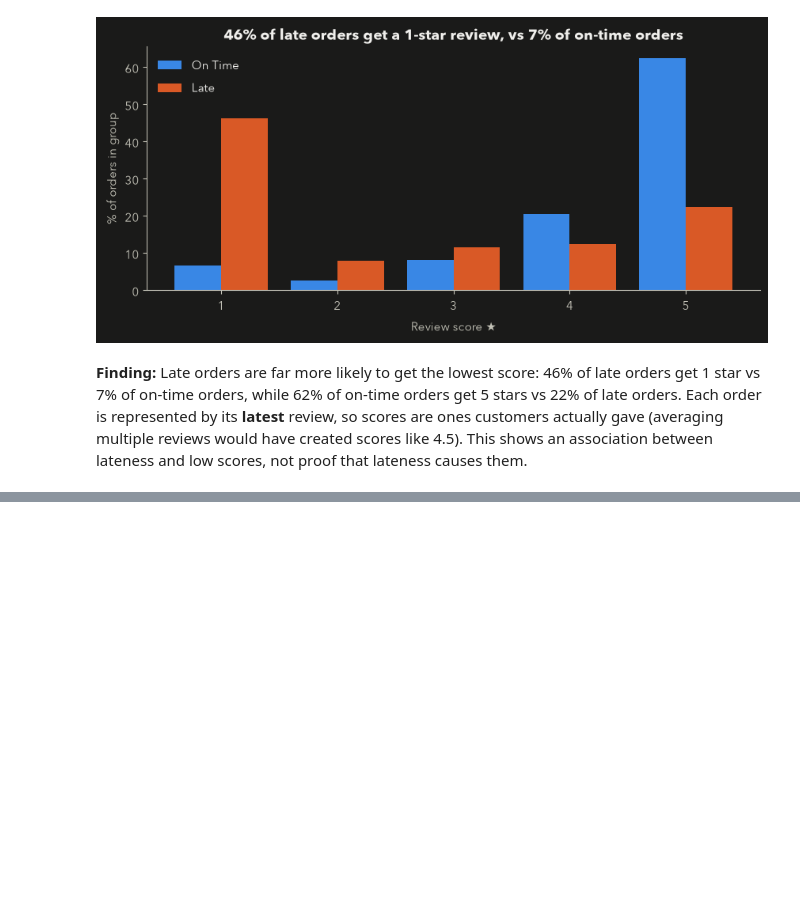
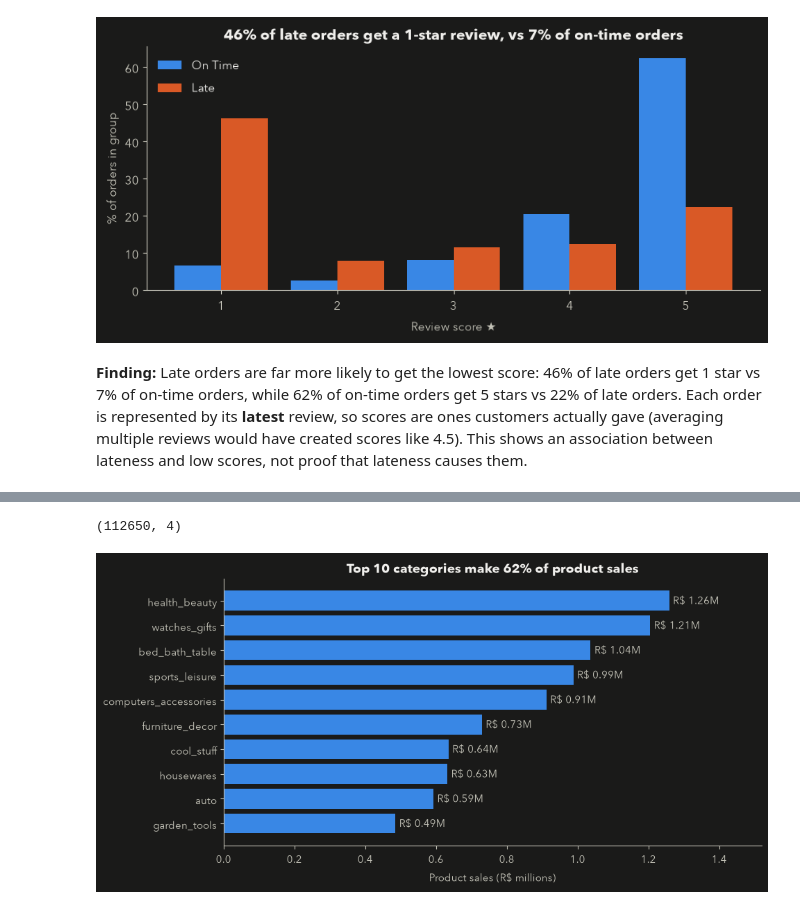
Before and after one commit to CrypticKnight10/E-Commerce, a Jupyter notebook: notebooks/01_business_analysis.ipynb, the cells around one changed output, grey strips where cells are left out. Drawn from its saved outputs; the diff is of its cells as text; code cells hidden in the pictures; blank space fills up the shorter version.

Commit message:
Add product category analysis and update README status
- Top 10 categories by product sales (horizontal bar chart)
- Note on review grain in the Q9 SQL query
- README status: in progress

```diff
--- a/notebooks/01_business_analysis.ipynb
+++ b/notebooks/01_business_analysis.ipynb
@@ -249,0 +256,54 @@ plt.show()
+# %%
+# Item-level data: one row per order item, with its English category name
+items_query = """
+SELECT
+    order_items.order_id,
+    COALESCE(
+        product_category_name_translation.product_category_name_english,
+        products.product_category_name,
+        'uncategorized'
+    ) AS category,
+    order_items.price,
+    order_items.freight_value
+FROM order_items
+JOIN products
+    ON order_items.product_id = products.product_id
+LEFT JOIN product_category_name_translation
+    ON products.product_category_name = product_category_name_translation.product_category_name
+"""
+
+items_df = pd.read_sql(items_query, engine)
+items_df.shape  # expect (112650, 4): one row per order item, none lost
+# %% [output]
+(112650, 4)
+# %%
+# Top 10 categories by product sales (price, excluding freight)
+
+# 1. Group items by category: total sales and items sold, biggest first, top 10 only
+top = (
+    items_df.groupby("category")
+            .agg(sales=("price", "sum"), items_sold=("price", "count"))
+            .sort_values("sales", ascending=False)
+            .head(10))
+
+# 2. Share of all product sales that the top 10 represent (calculated, not typed in)
+top_share = top["sales"].sum() / items_df["price"].sum() * 100
+
+# 3. Figure and horizontal bars, biggest on top
+fig, ax = plt.subplots(figsize=(10, 5))
+bars = ax.barh(top.index, top["sales"] / 1_000_000, color=BLUE)  # barh = horizontal bars; labels = category names, lengths = sales in R$ millions; saved in `bars` for step 4
+ax.invert_yaxis()  # barh draws the first row at the bottom; flip the axis so the biggest category is on top
+
+# 4. Value labels on the bars
+# bar_label writes one label at the end of each bar; the list comprehension builds the texts, e.g. "R$ 1.26M"
+ax.bar_label(bars, labels=[f"R$ {v:.2f}M" for v in top["sales"] / 1_000_000], padding=4, color=TEXT_MUTED)
+ax.set_xlim(right=ax.get_xlim()[1] * 1.15)  # headroom on the right so the longest label isn't cut off
+
+# 5. Axis label and action title (use the share from step 2)
+ax.set_xlabel("Product sales (R$ millions)")
+ax.set_title(f"Top 10 categories make {top_share:.0f}% of product sales")
+
+# 6. Show the chart
+plt.show()
+# %% [output]
+[figure, added]
```
Also changed, not shown: parts of 2 cells of this notebook, 2 other files.
